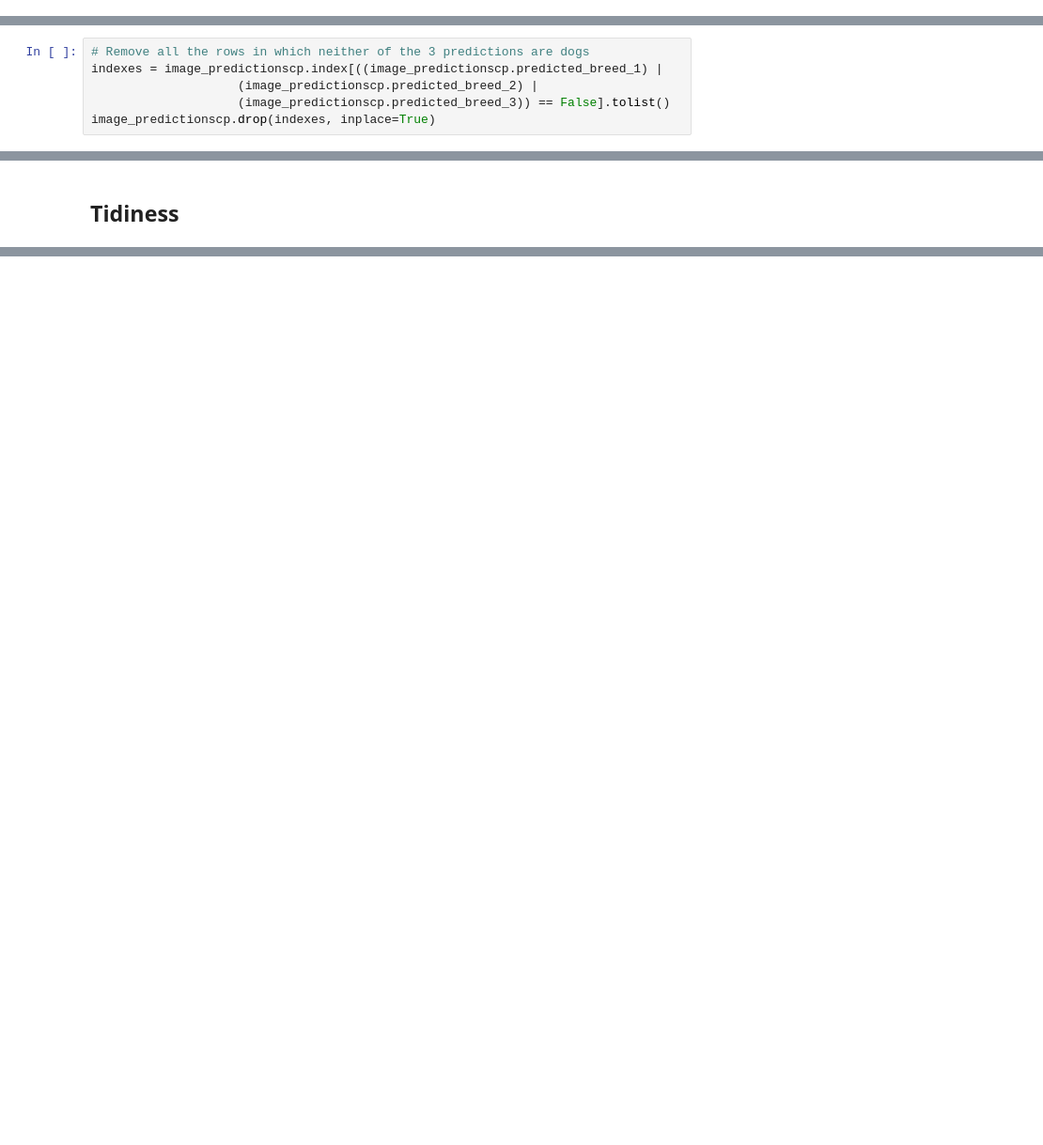
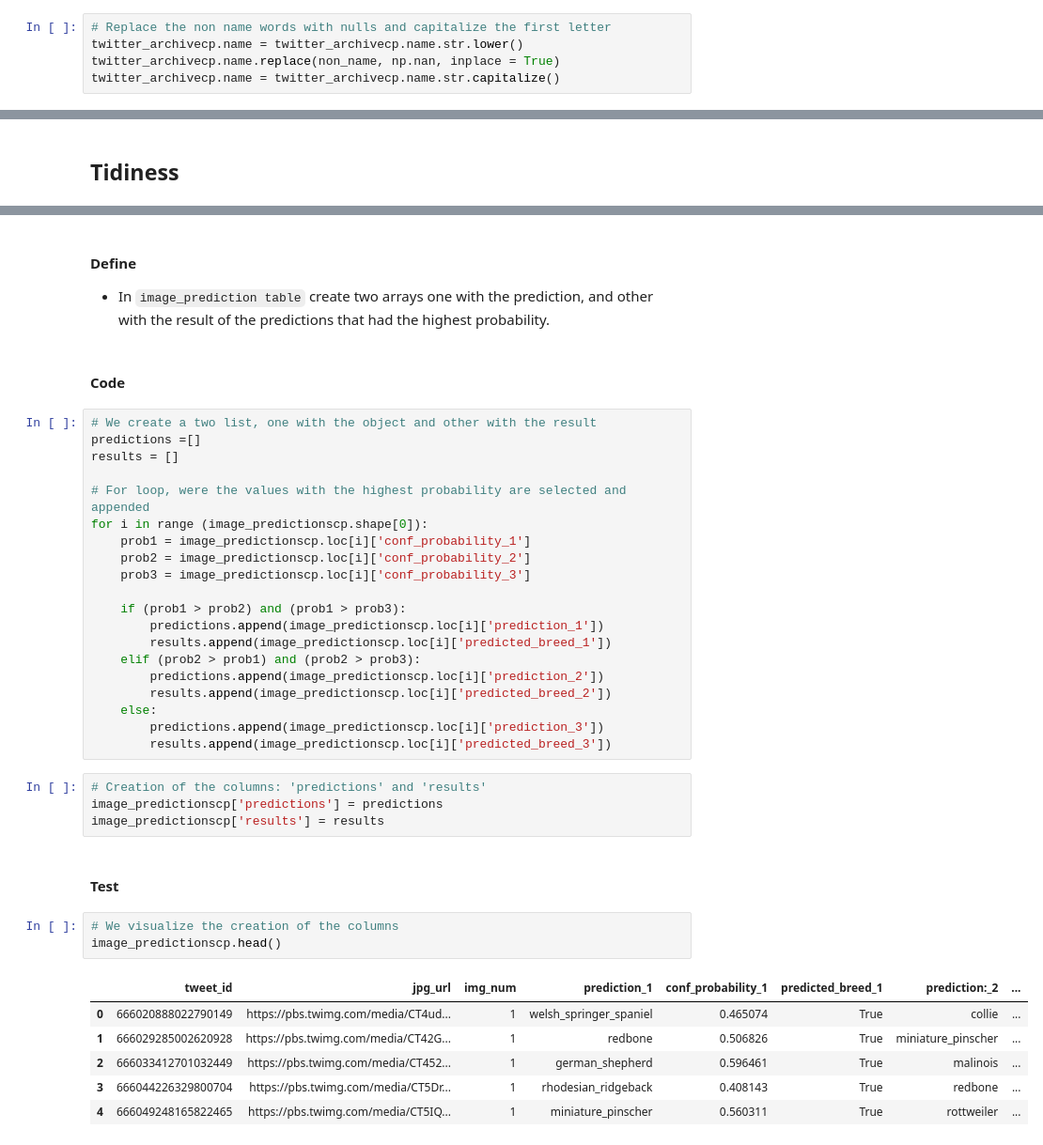
Before and after one commit to PitCoder/Data-Analyst, a Jupyter notebook: Data Wrangling/wrangle_act.ipynb, the cells around one changed output, grey strips where cells are left out. Shown at 94% size. Drawn from its saved outputs; the diff is of its cells as text; blank space fills up the shorter version.

```diff
--- a/Data Wrangling/wrangle_act.ipynb
+++ b/Data Wrangling/wrangle_act.ipynb
@@ -851,0 +530,5 @@ assert twitter_archivecp[twitter_archivecp.tweet_id.isin(invalid_tweets) == True
+# %%
+# Replace the non name words with nulls and capitalize the first letter
+twitter_archivecp.name = twitter_archivecp.name.str.lower()
+twitter_archivecp.name.replace(non_name, np.nan, inplace = True)
+twitter_archivecp.name = twitter_archivecp.name.str.capitalize()
@@ -1007,12 +631,6 @@ image_predictionscp.rename(columns={"p1": "prediction_1", "p2": "prediction:_2",
 indexes = image_predictionscp.index[((image_predictionscp.predicted_breed_1) |
                     (image_predictionscp.predicted_breed_2) |
                     (image_predictionscp.predicted_breed_3)) == False].tolist()
-# %%
-# Remove all the rows in which neither of the 3 predictions are dogs
-indexes = image_predictionscp.index[((image_predictionscp.predicted_breed_1) |
-                    (image_predictionscp.predicted_breed_2) |
-                    (image_predictionscp.predicted_breed_3)) == False].tolist()
-image_predictionscp.drop(indexes, inplace=True)
 # %%
 # Verify that there is no more duplicated urls due to retweets
 # Now lets look at duplicated urls
@@ -1152 +724,42 @@ twitter_archivecp[twitter_archivecp.tweet_id.isin(adjust_tweets) == True]
+# %% [markdown]
+#### Define
+- In `image_prediction table` create two arrays one with the prediction, and other with the result of the predictions that had the highest probability.
+# %% [markdown]
+#### Code
+# %%
+# We create a two list, one with the object and other with the result
+predictions =[]
+results = []
+
+# For loop, were the values with the highest probability are selected and appended
+for i in range (image_predictionscp.shape[0]):
+    prob1 = image_predictionscp.loc[i]['conf_probability_1']
+    prob2 = image_predictionscp.loc[i]['conf_probability_2']
+    prob3 = image_predictionscp.loc[i]['conf_probability_3']
+
+    if (prob1 > prob2) and (prob1 > prob3):
+        predictions.append(image_predictionscp.loc[i]['prediction_1'])
+        results.append(image_predictionscp.loc[i]['predicted_breed_1'])
+    elif (prob2 > prob1) and (prob2 > prob3):
+        predictions.append(image_predictionscp.loc[i]['prediction_2'])
+        results.append(image_predictionscp.loc[i]['predicted_breed_2'])
+    else:
+        predictions.append(image_predictionscp.loc[i]['prediction_3'])
+        results.append(image_predictionscp.loc[i]['predicted_breed_3'])
+# %%
+# Creation of the columns: 'predictions' and 'results'
+image_predictionscp['predictions'] = predictions
+image_predictionscp['results'] = results
+# %% [markdown]
+#### Test
+# %%
+# We visualize the creation of the columns
+image_predictionscp.head()
+# %% [output]
+|  | tweet_id | jpg_url | img_num | prediction_1 | conf_probability_1 | predicted_breed_1 | prediction:_2 | ... |
+| 0 | 666020888022790149 | https://pbs.twimg.com/media/CT4ud... | 1 | welsh_springer_spaniel | 0.465074 | True | collie | ... |
+| 1 | 666029285002620928 | https://pbs.twimg.com/media/CT42G... | 1 | redbone | 0.506826 | True | miniature_pinscher | ... |
+| 2 | 666033412701032449 | https://pbs.twimg.com/media/CT452... | 1 | german_shepherd | 0.596461 | True | malinois | ... |
+| 3 | 666044226329800704 | https://pbs.twimg.com/media/CT5Dr... | 1 | rhodesian_ridgeback | 0.408143 | True | redbone | ... |
+| 4 | 666049248165822465 | https://pbs.twimg.com/media/CT5IQ... | 1 | miniature_pinscher | 0.560311 | True | rottweiler | ... |
 # %% [markdown]
```
Also changed, not shown: parts of 83 cells of this notebook.
